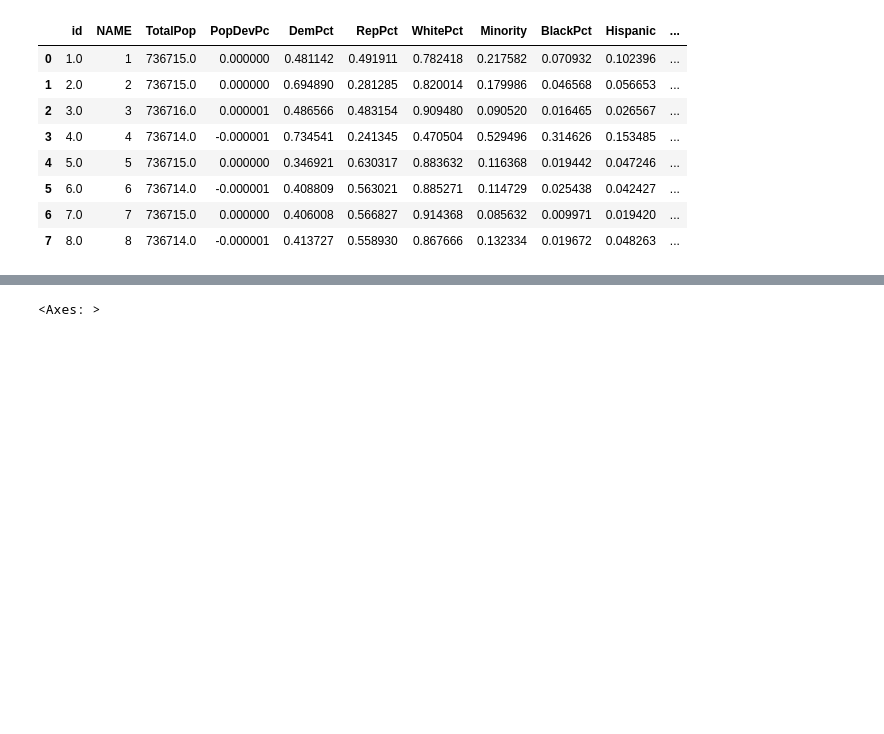
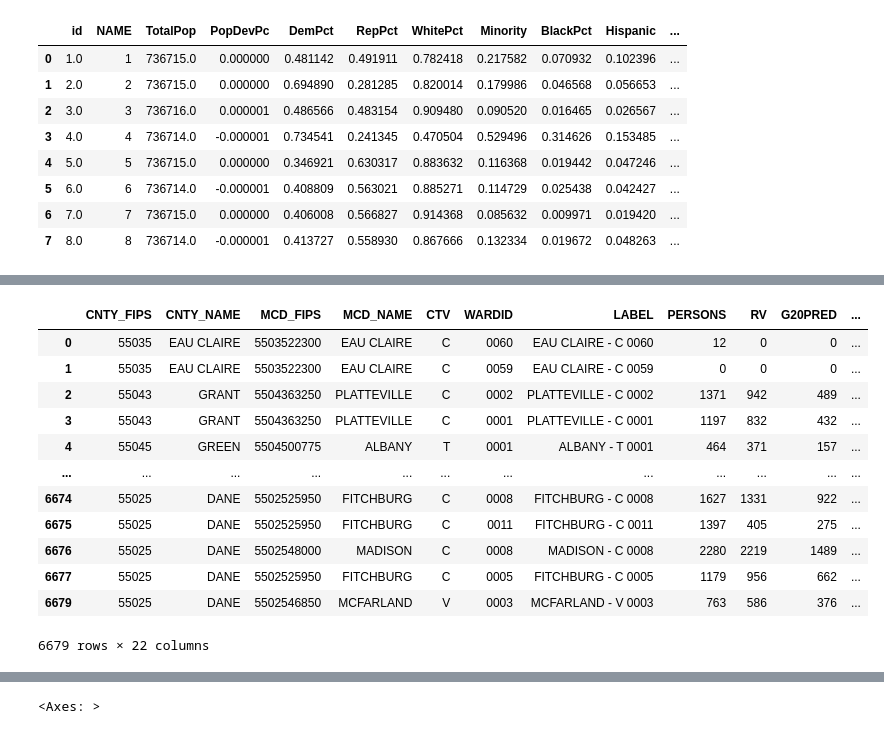
Before and after one commit to willystout/cs464_final_project, a Jupyter notebook: Data_Cleaning.ipynb, the cells around one changed output, grey strips where cells are left out. Saved outputs shown, nothing was run; the diff lists cells and outputs as text; code cells hidden in the pictures; blank space fills up the shorter version.

```diff
--- a/Data_Cleaning.ipynb
+++ b/Data_Cleaning.ipynb
@@ -620,0 +578,16 @@ Name: CD, Length: 7062, dtype: float64
+# %%
+final_df_2.head(6679)
+# %% [output]
+|  | CNTY_FIPS | CNTY_NAME | MCD_FIPS | MCD_NAME | CTV | WARDID | LABEL | PERSONS | RV | G20PRED | ... |
+| 0 | 55035 | EAU CLAIRE | 5503522300 | EAU CLAIRE | C | 0060 | EAU CLAIRE - C 0060 | 12 | 0 | 0 | ... |
+| 1 | 55035 | EAU CLAIRE | 5503522300 | EAU CLAIRE | C | 0059 | EAU CLAIRE - C 0059 | 0 | 0 | 0 | ... |
+| 2 | 55043 | GRANT | 5504363250 | PLATTEVILLE | C | 0002 | PLATTEVILLE - C 0002 | 1371 | 942 | 489 | ... |
+| 3 | 55043 | GRANT | 5504363250 | PLATTEVILLE | C | 0001 | PLATTEVILLE - C 0001 | 1197 | 832 | 432 | ... |
+| 4 | 55045 | GREEN | 5504500775 | ALBANY | T | 0001 | ALBANY - T 0001 | 464 | 371 | 157 | ... |
+| ... | ... | ... | ... | ... | ... | ... | ... | ... | ... | ... | ... |
+| 6674 | 55025 | DANE | 5502525950 | FITCHBURG | C | 0008 | FITCHBURG - C 0008 | 1627 | 1331 | 922 | ... |
+| 6675 | 55025 | DANE | 5502525950 | FITCHBURG | C | 0011 | FITCHBURG - C 0011 | 1397 | 405 | 275 | ... |
+| 6676 | 55025 | DANE | 5502548000 | MADISON | C | 0008 | MADISON - C 0008 | 2280 | 2219 | 1489 | ... |
+| 6677 | 55025 | DANE | 5502525950 | FITCHBURG | C | 0005 | FITCHBURG - C 0005 | 1179 | 956 | 662 | ... |
+| 6679 | 55025 | DANE | 5502546850 | MCFARLAND | V | 0003 | MCFARLAND - V 0003 | 763 | 586 | 376 | ... |
+6679 rows × 22 columns
```
Also changed, not shown: parts of 32 cells of this notebook.
